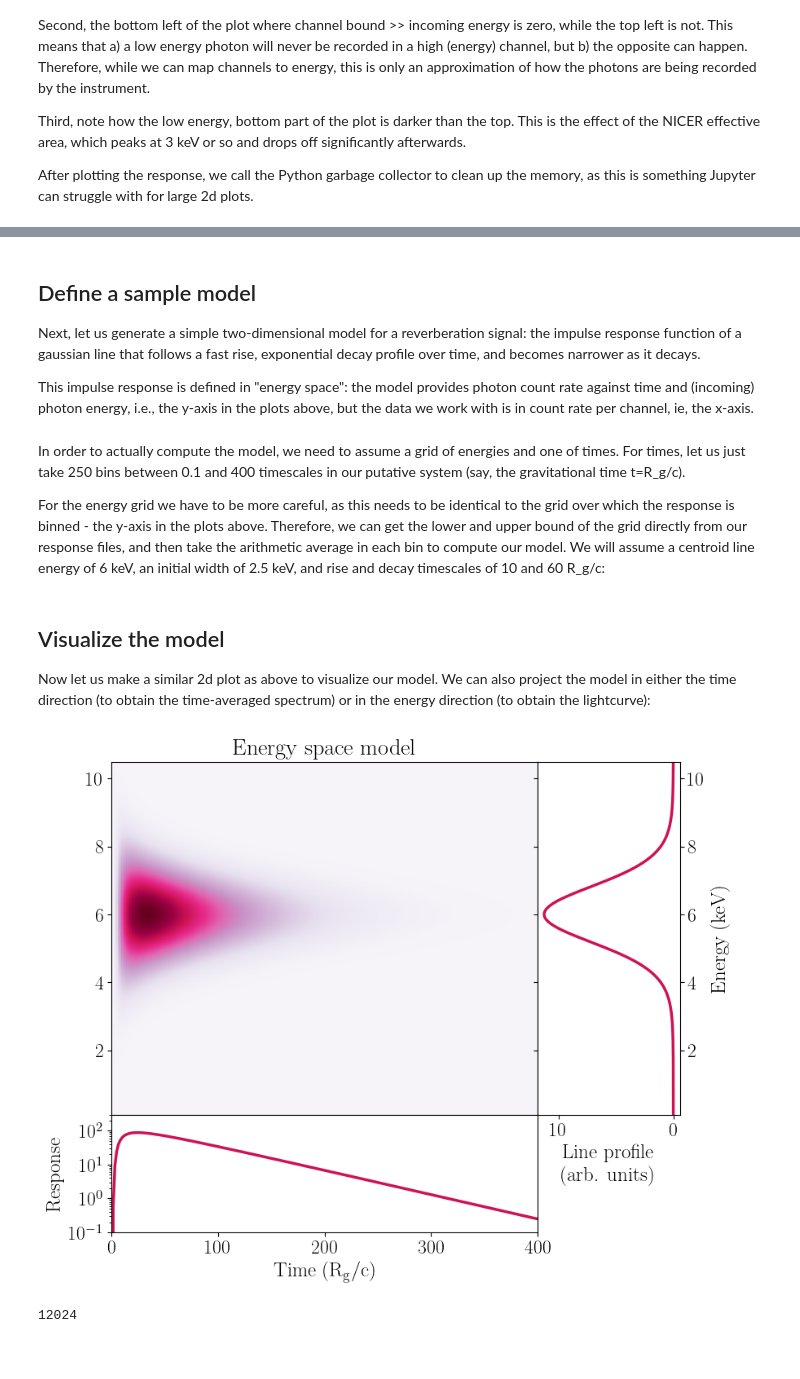
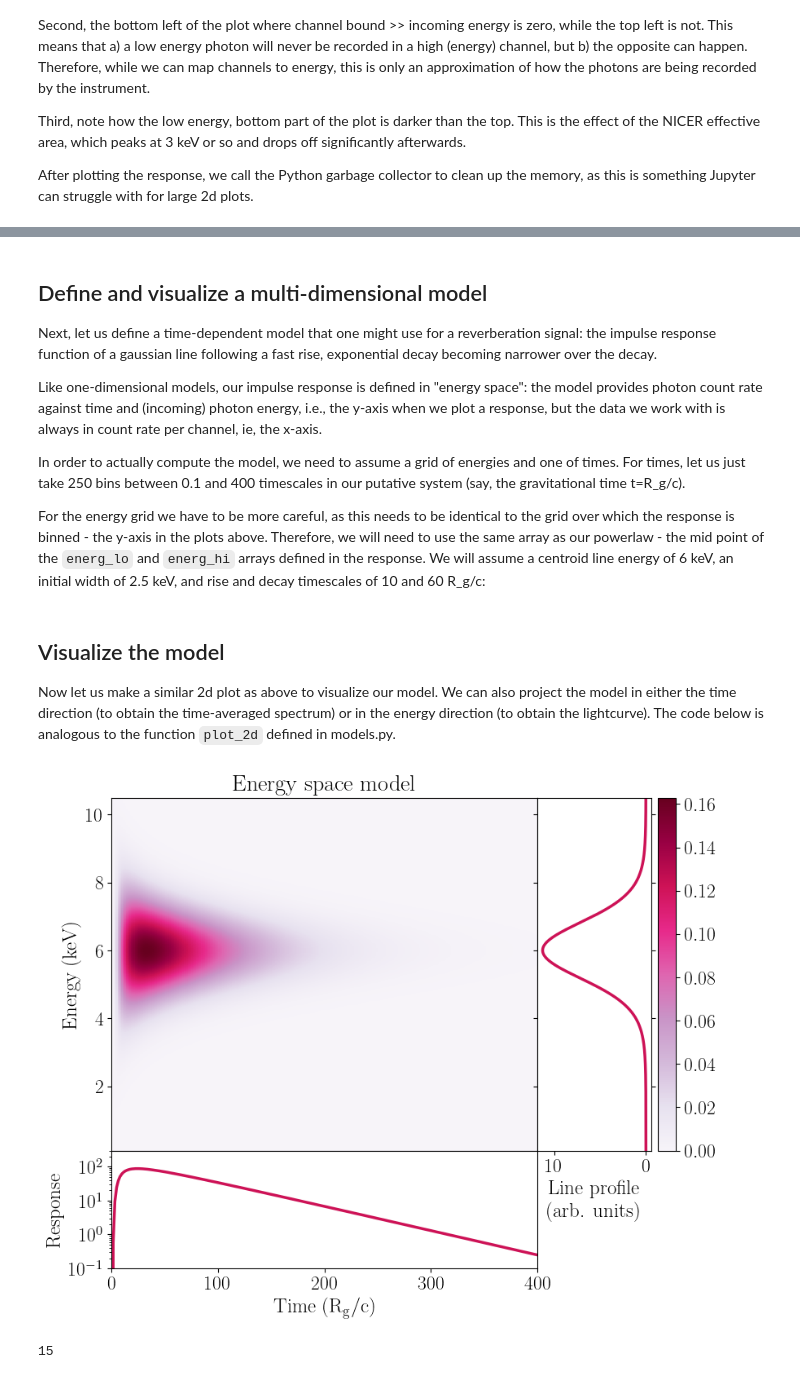
Before and after one commit to matteolucchini1/nDspec, a Jupyter notebook: docs/response_basics.ipynb, the cells around one changed output, grey strips where cells are left out. Drawn from its saved outputs; the diff is of its cells as text; code cells hidden in the pictures.

````diff
--- a/docs/response_basics.ipynb
+++ b/docs/response_basics.ipynb
@@ -50,7 +147,11 @@ nicer_matrix.plot_arf()
 # %% [markdown]
-## Define a sample model
+## Define and visualize a multi-dimensional model
 
-Next, let us generate a simple two-dimensional model for a reverberation signal: the impulse response function of a gaussian line that follows a fast rise, exponential decay profile over time, and becomes narrower as it decays.
+Next, let us define a time-dependent model that one might use for a reverberation signal: the impulse response function of a gaussian line following a fast rise, exponential decay becoming narrower over the decay.
 
-This impulse response is defined in "energy space": the model provides photon count rate against time and (incoming) photon energy, i.e., the y-axis in the plots above, but the data we work with is in count rate per channel, ie, the x-axis.
+Like one-dimensional models, our impulse response is defined in "energy space": the model provides photon count rate against time and (incoming) photon energy, i.e., the y-axis when we plot a response, but the data we work with is always in count rate per channel, ie, the x-axis.
+
+In order to actually compute the model, we need to assume a grid of energies and one of times. For times, let us just take 250 bins between 0.1 and 400 timescales in our putative system (say, the gravitational time t=R\_g/c).
+
+For the energy grid we have to be more careful, as this needs to be identical to the grid over which the response is binned - the y-axis in the plots above. Therefore, we will need to use the same array as our powerlaw - the mid point of the ```energ_lo``` and ```energ_hi``` arrays defined in the response. We will assume a centroid line energy of 6 keV, an initial width of 2.5 keV, and rise and decay timescales of 10 and 60 R\_g/c:
 # %%
@@ -93,43 +199,8 @@ def gauss_fred(array1,array2,params):
-# %% [markdown]
-In order to actually compute the model, we need to assume a grid of energies and one of times. For times, let us just take 250 bins between 0.1 and 400 timescales in our putative system (say, the gravitational time t=R\_g/c).
-
-For the energy grid we have to be more careful, as this needs to be identical to the grid over which the response is binned - the y-axis in the plots above. Therefore, we can get the lower and upper bound of the grid directly from our response files, and then take the arithmetic average in each bin to compute our model. We will assume a centroid line energy of 6 keV, an initial width of 2.5 keV, and rise and decay timescales of 10 and 60 R\_g/c:
-# %%
-#run an interation of our model from the NICER energy array
-#this will be a gaussian flash at 6keV
-from astropy.io import fits
-
-#read the NICER response to set up an identical energy array
-NICER_path = "data/nicer-rmf6s-teamonly-array50.rmf"
-NICER_file = fits.open(NICER_path)
-# get the extension names needed to find the energy grid
-extnames = np.array([h.name for h in NICER_file])
-if "MATRIX" in extnames:
-    header = NICER_file["MATRIX"]
-elif "SPECRESP MATRIX" in extnames:
-    header = NICER_file["SPECRESP MATRIX"]
-NICER_data = header.data
-NICER_energ_lo = np.array(NICER_data.field("ENERG_LO"))
-NICER_energ_hi = np.array(NICER_data.field("ENERG_HI"))
-NICER_energy_array = (NICER_energ_lo+NICER_energ_hi)/2.
-NICER_energy_channels=len(NICER_energy_array)
-NICER_file.close()
-
-#define a time grid and evaulaute the model defined earlier
-time_res = 250
-time_array = np.linspace(0.1,400,time_res)
-
-impulse_test, line_profile, pulse_profile = gauss_fred(time_array,NICER_energy_array,[1.,2.5,6.0,10,60,-0.25])
 # %% [markdown]
 ## Visualize the model
 
-Now let us make a similar 2d plot as above to visualize our model. We can also project the model in either the time direction (to obtain the time-averaged spectrum) or in the energy direction (to obtain the lightcurve):
+Now let us make a similar 2d plot as above to visualize our model. We can also project the model in either the time direction (to obtain the time-averaged spectrum) or in the energy direction (to obtain the lightcurve). The code below is analogous to the function ```plot_2d``` defined in models.py.
 # %%
-#plot our model:
-import matplotlib.pyplot as plt
-import matplotlib.pylab as pl
-import matplotlib.gridspec as gridspec
-
 colorscale = pl.cm.PuRd(np.linspace(0.,1.,5))
 
 fig = plt.figure(figsize=(9.,7.5))
@@ -137,37 +208,40 @@ fig = plt.figure(figsize=(9.,7.5))
 gs = gridspec.GridSpec(200,200)
 gs.update(wspace=0,hspace=0)
 ax = plt.subplot(gs[:-50,:-50])
 side = plt.subplot(gs[:-50,-50:200])
 below = plt.subplot(gs[-50:200,:-50])
 
-ax.pcolormesh(time_array,NICER_energy_array,impulse_test,cmap="PuRd",
-          shading='auto',linewidth=0,rasterized=True)
+c = ax.pcolormesh(time_array,nicer_grid,impulse_test,cmap="PuRd",
+                  shading='auto',linewidth=0,rasterized=True)
 ax.set_xticklabels([])
 ax.set_ylim([0.1,10.5])
 ax.set_xlim([0,400])
+ax.set_ylabel("Energy (keV)",fontsize=18)
 ax.xaxis.set_visible(False)
 
 below.semilogy(time_array,pulse_profile,linewidth=2.5,color=colorscale[3])
 below.set_xlabel("Time ($\\rm{R_g}/c$)",fontsize=18)
 below.set_ylabel("Response",fontsize=18)
 below.set_ylim([1e-1,3e2])
 below.set_xlim([0,400])
 
-side.plot(line_profile,NICER_energy_array,linewidth=2.5,color=colorscale[3])
+side.plot(line_profile,nicer_grid,linewidth=2.5,color=colorscale[3])
 side.invert_xaxis()
 side.yaxis.tick_right()
 side.yaxis.set_label_position('right')
 side.yaxis.set_ticks_position('both')
+side.set_yticklabels([], minor=False)
 side.set_xlabel("Line profile \n (arb. units)",fontsize=18)
-side.set_ylabel("Energy (keV)",fontsize=18)
 side.set_ylim([0.1,10.5])
+
+fig.colorbar(c, ax=side)
 
 ax.set_title("Energy space model")
 
 plt.show()
 
 gc.collect()
 # %% [output]
-[figure, old version]
+[figure, new version]
-12024
+15
 # %% [markdown]
````
Also changed, not shown: parts of 29 cells of this notebook, 2 other files.
